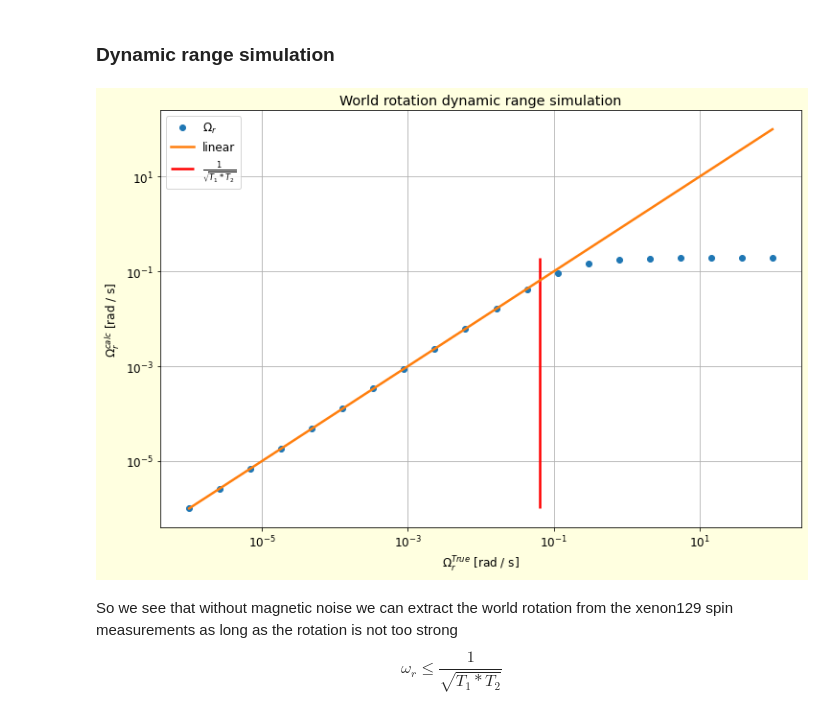
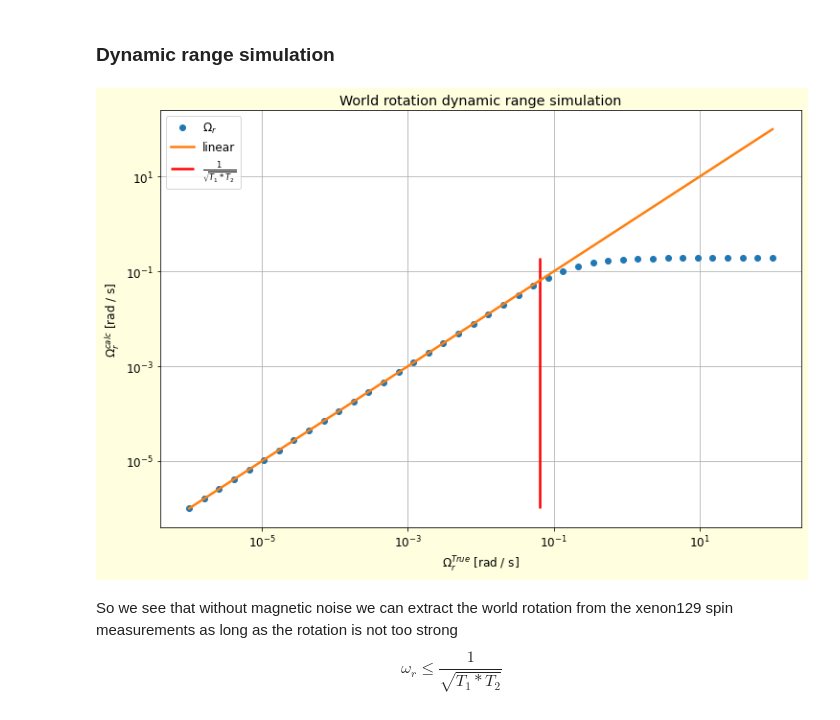
Before and after one commit to RoyElkabetz/NMR-gyroscope, a Jupyter notebook: src/single_specie_experiment.ipynb, the cells around one changed output. Drawn from its saved outputs; the diff is of its cells as text; code cells hidden in the pictures.

```diff
--- a/src/single_specie_experiment.ipynb
+++ b/src/single_specie_experiment.ipynb
@@ -166,19 +120,17 @@ for j in range(len(wr_amplitude)):
-# %%
-# ploting the dynamic range
-fig = plt.figure(figsize=(12, 8))
-ax = plt.subplot()
-ax.set_title('World rotation dynamic range simulation')
-ax.loglog(wr_amplitude, wr_measurements, 'o', label='$\Omega_r$')
-ax.loglog(wr_amplitude, wr_amplitude, label='linear')
-ax.set_ylabel('$\Omega_r^{calc}$ [rad / s]')
-ax.set_xlabel('$\Omega_r^{True}$ [rad / s]')
-ax.vlines(1 / np.sqrt(t1 * t2), ymin=np.min(wr_measurements), ymax=np.max(wr_measurements),
-          color='red', label=r'$\frac{1}{\sqrt{T_1 * T_2}}$')
-ax.grid(True)
-ax.legend()
-plt.tight_layout
-plt.show()
-# %% [output]
-[figure, removed]
+# %%
+#@title Dynamic range
+t1 = 30 #@param {type:"slider", min:1, max:100, step:1}
+t2 = 8 #@param {type:"slider", min:1, max:100, step:1}
+Xenon_isotop = "129" #@param ["129", "131"]
+
+if Xenon_isotop == '129':
+    gyro = phy.G129
+if Xenon_isotop == '131':
+    gyro = phy.G131
+
+wr_amplitudes = np.logspace(-6, 2, 40)
+meas.single_species_Open_Loop_dynamic_range_simulation(gyro, t1, t2, wr_amplitudes)
+# %% [output]
+[figure, added]
 # %% [markdown]
 So we see that without magnetic noise we can extract the world rotation from the xenon129 spin measurements as long as the rotation is not too strong $$\omega_r \leq \frac{1}{\sqrt{T_1 * T_2}}$$
```
Also changed, not shown: parts of 21 cells of this notebook.
